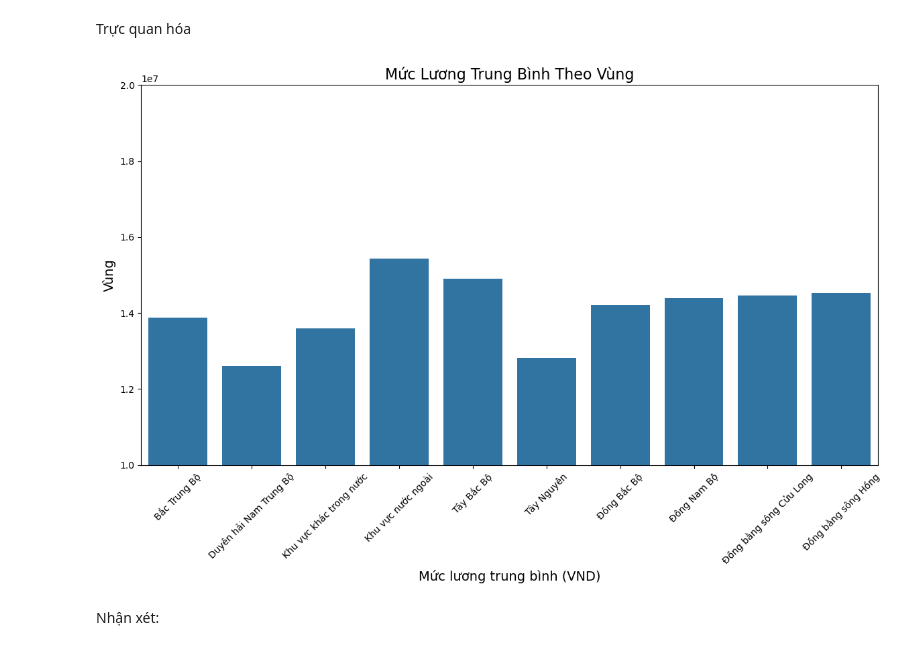
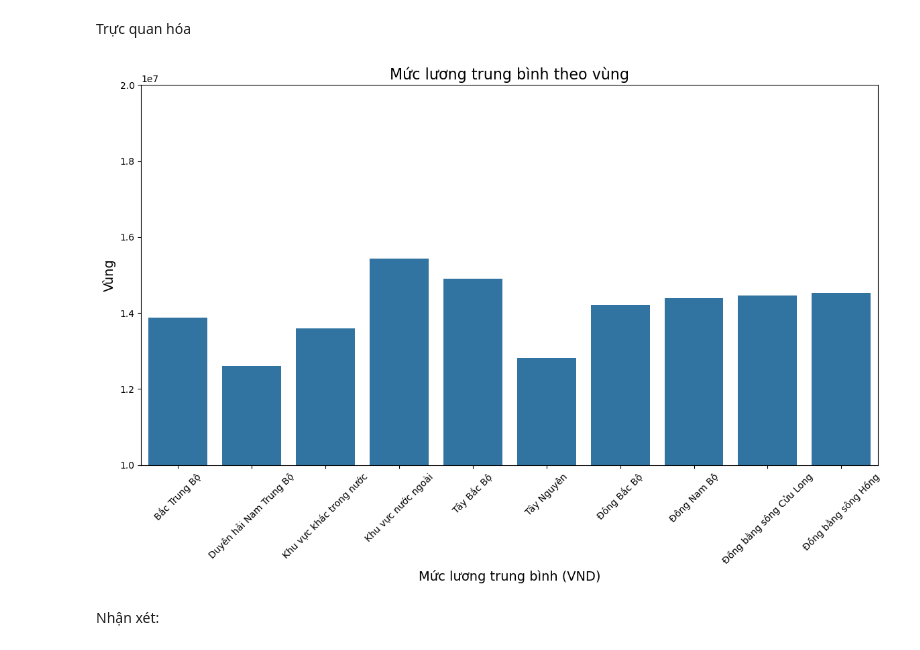
Before and after one commit to Dzivilord/carrerModeling, a Jupyter notebook: ExploringData/VisualizationData.ipynb, the cells around one changed output. Saved outputs shown, nothing was run; the diff lists cells and outputs as text; code cells hidden in the pictures.

```diff
--- a/ExploringData/VisualizationData.ipynb
+++ b/ExploringData/VisualizationData.ipynb
@@ -502,19 +495,19 @@ Trực quan hóa
 # %%
 plt.figure(figsize=(12, 8))
 sns.barplot(
     data=avg_salary,
     y='Average Salary',
     x='Region',
 )
-plt.title('Mức Lương Trung Bình Theo Vùng', fontsize=16)
+plt.title('Mức lương trung bình theo vùng', fontsize=16)
 plt.ylabel('Vùng', fontsize=14)
 plt.xlabel('Mức lương trung bình (VND)', fontsize=14)
 plt.xticks(rotation=45)
 plt.ylim(10000000, 20000000)
 plt.tight_layout()
 plt.show()
 # %% [output]
-[figure, old version]
+[figure, new version]
 # %% [markdown]
 Nhận xét:
 # %% [markdown]
```
Also changed, not shown: parts of 35 cells of this notebook.
